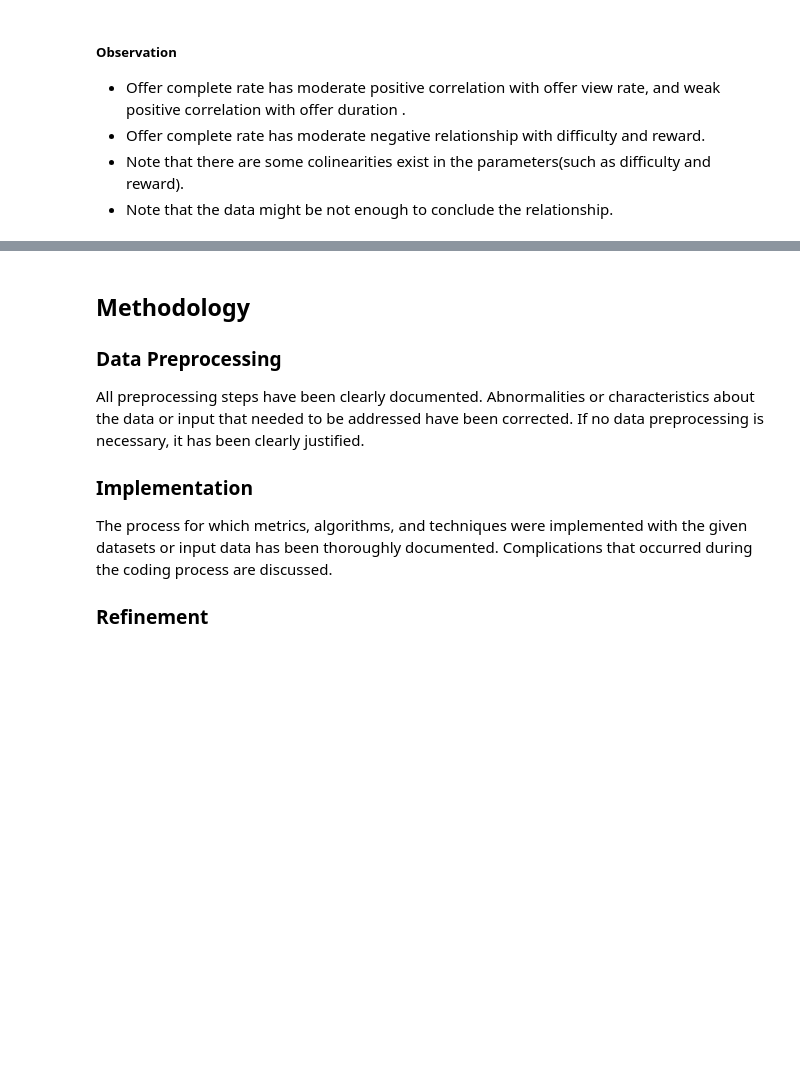
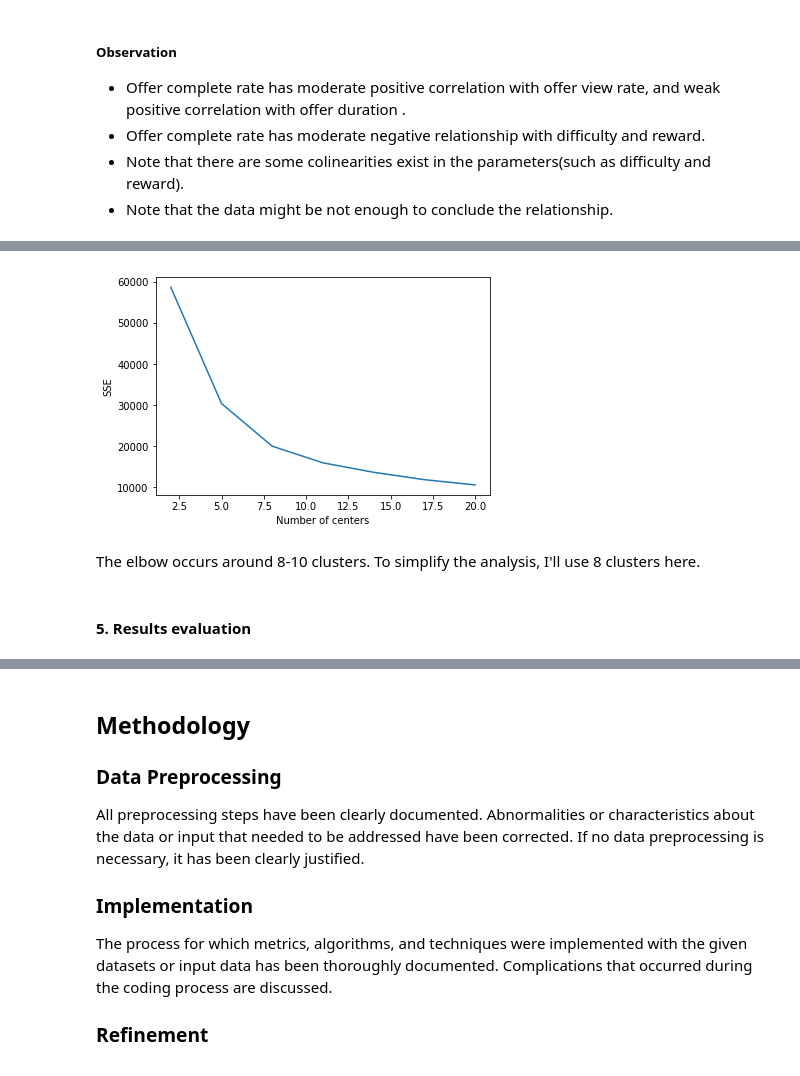
Before and after one commit to alankashiwa/starbucks-capstone-challenge, a Jupyter notebook: Starbucks_Capstone_notebook.ipynb, the cells around one changed output, grey strips where cells are left out. Drawn from its saved outputs; the diff is of its cells as text; code cells hidden in the pictures; blank space fills up the shorter version.

Commit message:
feat: analysis on Q2

```diff
--- a/Starbucks_Capstone_notebook.ipynb
+++ b/Starbucks_Capstone_notebook.ipynb
@@ -1000,0 +1133,6 @@ profile_clean
+# %%
+# Re-apply PCA to the data while selecting for number of components to retain.
+
+# n_keep components
+pca = PCA(n_components=n_keep, random_state=10)
+df_Q2_pca = pca.fit_transform(df_Q2_cluster)
@@ -1000,0 +1142,25 @@ profile_clean
+# %%
+def kmean_distance(data, n_centers):
+    # Fit the data
+    kmeans = KMeans(n_clusters=n_centers, random_state=10).fit(data)
+    # Return sume of distances (negative score)
+    return kmeans.inertia_
+# %%
+# Over a number of different cluster counts...
+centers = [2, 5, 8, 11, 14, 17, 20]
+sses = []
+for n in centers:
+    # run k-means clustering on the data
+    # compute the average within-cluster distances.
+    sses.append(kmean_distance(df_Q2_pca, n))
+# %%
+#Investigate the change in within-cluster distance across number of clusters.
+# Plot the SSE (sum of square errors) versus number of centers
+plt.plot(centers, sses)
+plt.xlabel('Number of centers')
+plt.ylabel('SSE')
+plt.show()
+# %% [output]
+[figure, added]
+# %% [markdown]
+The elbow occurs around 8-10 clusters. To simplify the analysis, I'll use 8 clusters here.
@@ -1000,0 +1172,2 @@ profile_clean
+# %% [markdown]
+#### 5. Results evaluation
```
Also changed, not shown: parts of 69 cells of this notebook.
